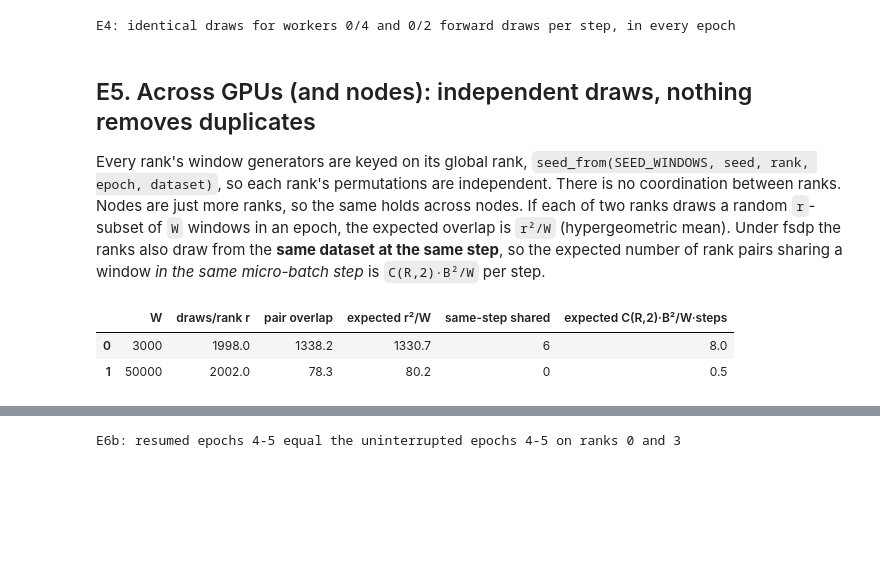
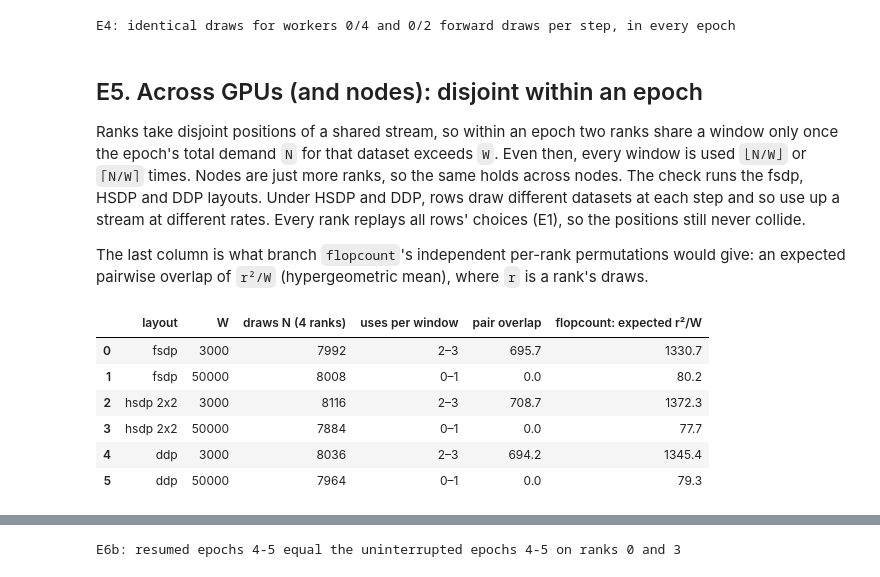
Before and after one commit to sjshamsi/MHPC_Thesis_Private, a Jupyter notebook: demo_notebooks/walrus_example_5_SamplingAndRepetition.ipynb, the cells around one changed output, grey strips where cells are left out. Saved outputs shown, nothing was run; the diff lists cells and outputs as text; code cells hidden in the pictures; blank space fills up the shorter version.

```diff
--- a/demo_notebooks/walrus_example_5_SamplingAndRepetition.ipynb
+++ b/demo_notebooks/walrus_example_5_SamplingAndRepetition.ipynb
@@ -68,5 +75,7 @@ axis, so 2 per forward on 2D data.
 # %%
 from walrus.utils.experiment_utils import SEED_DATASET_CHOICE, SEED_GLOBAL, SEED_WINDOWS, seed_from
+
+FSDP4 = [0] * 4  # sampling rank of each of 4 GPUs under fsdp: one row, the same dataset on every GPU
 
 
 class FakeSub:
@@ -94,19 +103,18 @@ class FakeMixed(Dataset):
         return {"dataset": d, "local": [i - max(self.offsets[d], 0) for i in indices]}
 
 
-def make_loader(sizes, B, max_samples, seed, rank, sampling_rank=0, workers=0, base_sampler=RandomSampler):
-    sampler = BatchedMultisetSampler(FakeMixed(sizes), base_sampler, B, seed=seed, distributed=True,
+def make_loader(sizes, B, max_samples, seed, rank, layout=FSDP4, workers=0):
+    sampler = BatchedMultisetSampler(FakeMixed(sizes), batch_size=B, seed=seed, distributed=True,
                                      max_samples=max_samples, recycle=True, drop_last=False,
-                                     rank=sampling_rank, global_rank=rank)
+                                     sampling_ranks=layout, global_rank=rank)
     return DataLoader(sampler.dataset, num_workers=workers, batch_size=None, sampler=sampler,
                       collate_fn=None)
 
 
-def run(sizes, B, max_samples, epochs, seed, rank, sampling_rank=0, workers=0, jitter=2,
-        base_sampler=RandomSampler):
+def run(sizes, B, max_samples, epochs, seed, rank, layout=FSDP4, workers=0, jitter=2):
     # One rank of a run, epoch by epoch, as Trainer.train does it. Returns {epoch: [(dataset, [local idx])]}.
     seed_all(seed + 1_000_003 * rank)  # train.py:155 (start-up)
-    loader = make_loader(sizes, B, max_samples, seed, rank, sampling_rank, workers, base_sampler)
+    loader = make_loader(sizes, B, max_samples, seed, rank, layout, workers)
     log = {}
     for e in epochs:
         seed_all(seed_from(SEED_GLOBAL, seed, rank, e))  # Trainer.train, top of each epoch
@@ -210,7 +214,7 @@ formula collided (seed 10, epoch 1 = seed 0, epoch 2).
 # %%
 import count_WALRUS_flops as cwf
 
-SIZES9 = [9000] * 9  # big enough that nothing recycles within an epoch
+SIZES9 = [9000] * 9
 seqs = {}
 for seed, rank in [(0, 0), (0, 1), (0, 3), (1, 0), (1, 2)]:
     log = run(SIZES9, 2, 500, [1, 2], seed, rank, workers=2)
@@ -222,7 +226,7 @@ assert seqs[(0, 0)][1] != seqs[(0, 0)][2]             # and so does the epoch
 for seed in (0, 1):
     for e in (1, 2):
         counts = Counter(seqs[(seed, 0)][e])
-        assert [counts[d] for d in range(9)] == cwf.replay_epoch(seed, e, 0, [2] * 9, SIZES9, 500, True)
+        assert [4 * counts[d] for d in range(9)] == cwf.replay_epoch(seed, e, FSDP4, [2] * 9, SIZES9, 500, True)
 print("E2: dataset sequence shared by all ranks, set by (seed, epoch), equal to replay_epoch")
 # %% [output]
 E2: dataset sequence shared by all ranks, set by (seed, epoch), equal to replay_epoch
@@ -282,35 +285,42 @@ print("E4: identical draws for workers 0/4 and 0/2 forward draws per step, in ev
 # %% [output]
 E4: identical draws for workers 0/4 and 0/2 forward draws per step, in every epoch
 # %% [markdown]
-## E5. Across GPUs (and nodes): independent draws, nothing removes duplicates
+## E5. Across GPUs (and nodes): disjoint within an epoch
 
-Every rank's window generators are keyed on its global rank, `seed_from(SEED_WINDOWS, seed, rank,
-epoch, dataset)`, so each rank's permutations are independent. There is no coordination between ranks. Nodes are just more ranks, so the same
-holds across nodes. If each of two ranks draws a random `r`-subset of `W` windows in an epoch,
-the expected overlap is `r²/W` (hypergeometric mean). Under fsdp the ranks also draw from the
-**same dataset at the same step**, so the expected number of rank pairs sharing a window *in the
-same micro-batch step* is `C(R,2)·B²/W` per step.
+Ranks take disjoint positions of a shared stream, so within an epoch two ranks share a window only
+once the epoch's total demand `N` for that dataset exceeds `W`. Even then, every window is used
+`⌊N/W⌋` or `⌈N/W⌉` times. Nodes are just more ranks, so the same holds across nodes. The check
+runs the fsdp, HSDP and DDP layouts. Under HSDP and DDP, rows draw different datasets at each step
+and so use up a stream at different rates. Every rank replays all rows' choices (E1), so the
+positions still never collide.
+
+The last column is what branch `flopcount`'s independent per-rank permutations would give: an
+expected pairwise overlap of `r²/W` (hypergeometric mean), where `r` is a rank's draws.
 # %%
-SIZES2, B, MS, R = [3000, 50000], 2, 2000, 4
-logs = [run(SIZES2, B, MS, [1], 0, r, workers=2)[1] for r in range(R)]
+SIZES2, B, MS = [3000, 50000], 2, 2000
 rows = []
-for d, W in enumerate(SIZES2):
-    sets = [{i for dd, bb in lg if dd == d for i in bb} for lg in logs]
-    r = np.mean([len(s) for s in sets])
-    pair = np.mean([len(x & y) for x, y in itertools.combinations(sets, 2)])
-    same_step = sum(
-        len(set(logs[i][t][1]) & set(logs[j][t][1]))
-        for t in range(MS) if logs[0][t][0] == d
-        for i, j in itertools.combinations(range(R), 2)
-    )
-    n_steps_d = sum(1 for t in range(MS) if logs[0][t][0] == d)
-    rows.append({"W": W, "draws/rank r": r, "pair overlap": pair, "expected r²/W": r * r / W,
-                 "same-step shared": same_step, "expected C(R,2)·B²/W·steps": math.comb(R, 2) * B * B / W * n_steps_d})
-df = pd.DataFrame(rows)
-assert all(abs(df["pair overlap"] - df["expected r²/W"]) < 4 * np.sqrt(df["expected r²/W"]) + 1)
-df.round(1)
+for name, layout in LAYOUTS.items():
+    R = len(layout)
+    logs = [run(SIZES2, B, MS, [1], 0, r, layout, jitter=0)[1] for r in range(R)]
+    for d, W in enumerate(SIZES2):
+        uses = Counter(i for lg in logs for dd, bb in lg if dd == d for i in bb)
+        counts = [uses[i] for i in range(W)]
+        assert max(counts) - min(counts) <= 1, (name, d)   # every window used before any is reused
+        sets = [{i for dd, bb in lg if dd == d for i in bb} for lg in logs]
+        r = np.mean([sum(len(bb) for dd, bb in lg if dd == d) for lg in logs])
+        pair = np.mean([len(x & y) for x, y in itertools.combinations(sets, 2)])
+        if sum(counts) <= W:
+            assert pair == 0
+        rows.append({"layout": name, "W": W, "draws N (4 ranks)": sum(counts),
+                     "uses per window": f"{min(counts)}–{max(counts)}", "pair overlap": pair,
+                     "flopcount: expected r²/W": r * r / W})
+pd.DataFrame(rows).round(1)
 # %% [output]
-|  | W | draws/rank r | pair overlap | expected r²/W | same-step shared | expected C(R,2)·B²/W·steps |
-| 0 | 3000 | 1998.0 | 1338.2 | 1330.7 | 6 | 8.0 |
-| 1 | 50000 | 2002.0 | 78.3 | 80.2 | 0 | 0.5 |
+|  | layout | W | draws N (4 ranks) | uses per window | pair overlap | flopcount: expected r²/W |
+| 0 | fsdp | 3000 | 7992 | 2–3 | 695.7 | 1330.7 |
+| 1 | fsdp | 50000 | 8008 | 0–1 | 0.0 | 80.2 |
+| 2 | hsdp 2x2 | 3000 | 8116 | 2–3 | 708.7 | 1372.3 |
+| 3 | hsdp 2x2 | 50000 | 7884 | 0–1 | 0.0 | 77.7 |
+| 4 | ddp | 3000 | 8036 | 2–3 | 694.2 | 1345.4 |
+| 5 | ddp | 50000 | 7964 | 0–1 | 0.0 | 79.3 |
 # %% [markdown]
```
Also changed, not shown: parts of 17 cells of this notebook, 13 other files.
